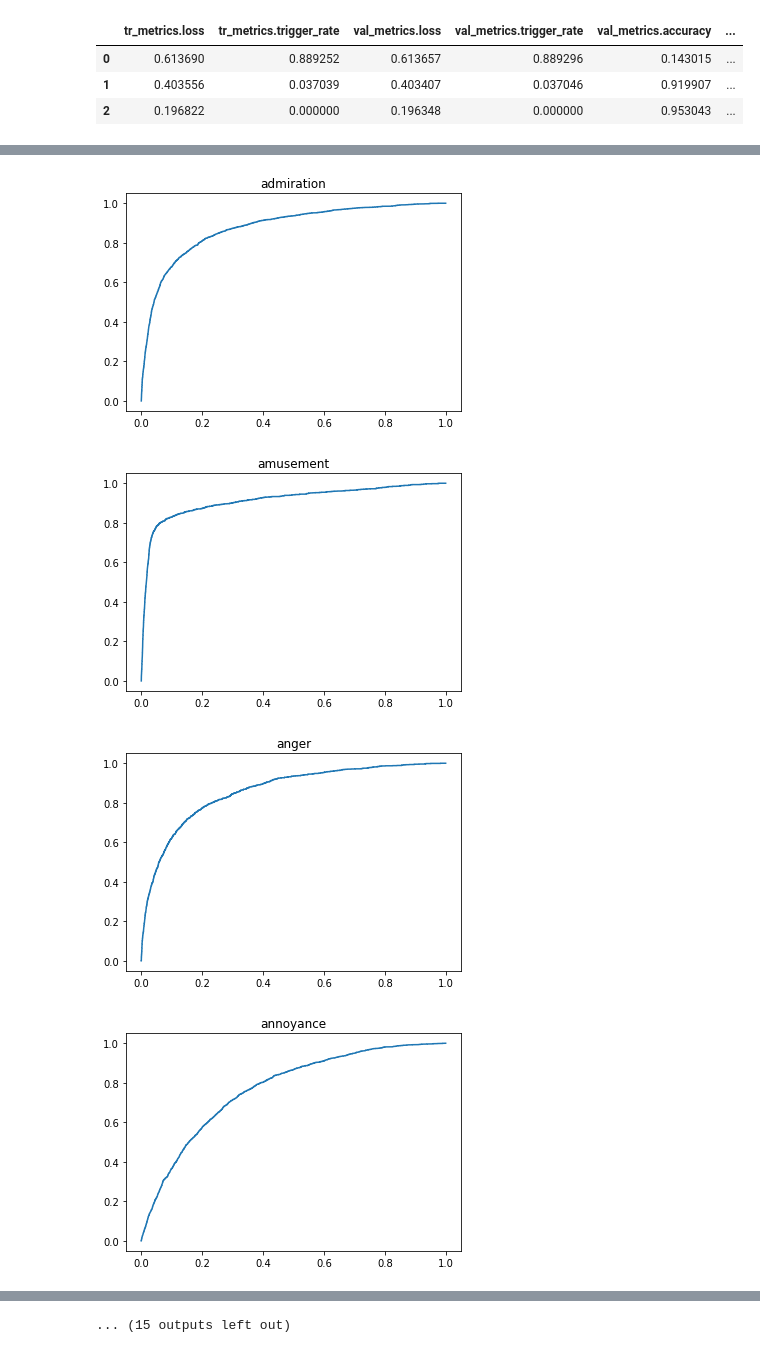
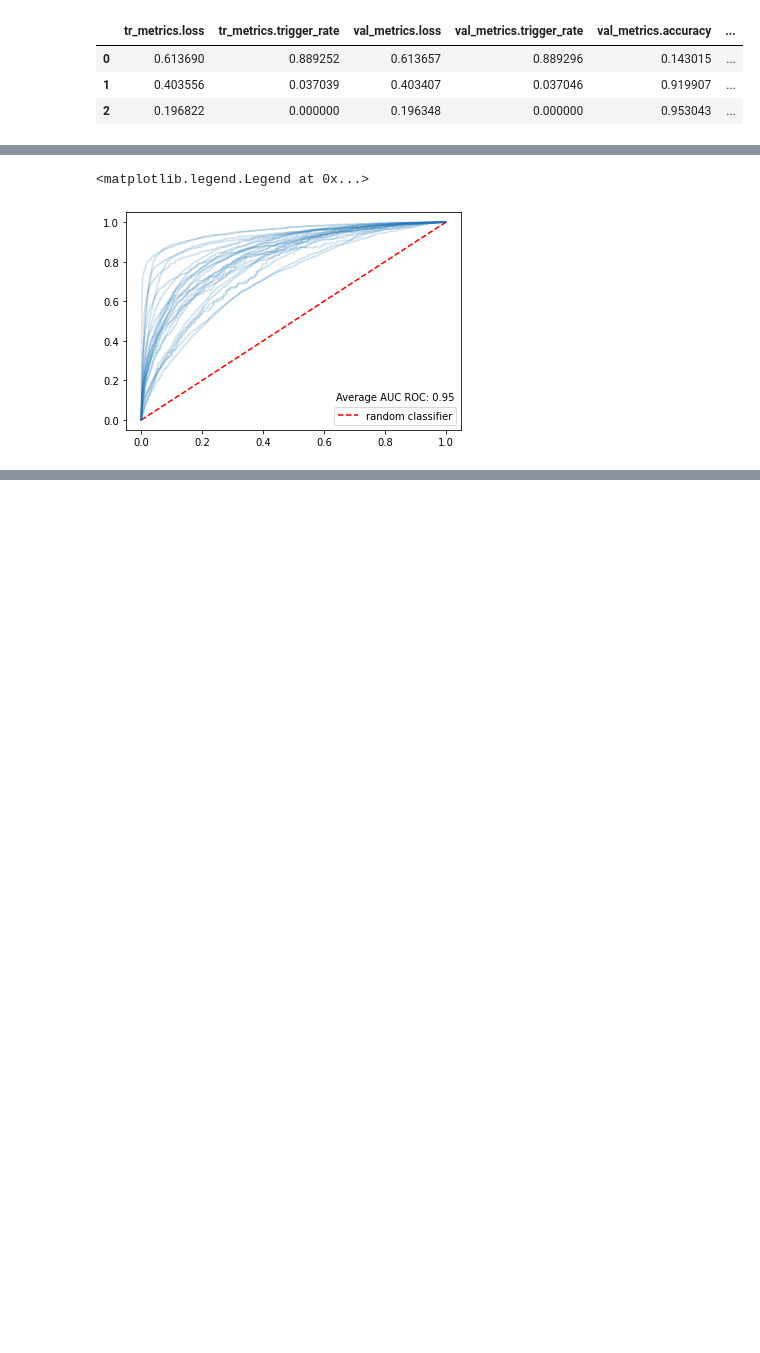
Before and after one commit to jsong336/emotion-bert, a Jupyter notebook: notebooks/main_bert_gru.ipynb, the cells around one changed output, grey strips where cells are left out. Saved outputs shown, nothing was run; the diff lists cells and outputs as text; code cells hidden in the pictures; blank space fills up the shorter version.

```diff
--- a/notebooks/main_bert_gru.ipynb
+++ b/notebooks/main_bert_gru.ipynb
@@ -345 +363,3 @@ plt.legend()
+# %%
+model, meta = load_from_checkpoint(args.output_dir, args.model_name, 69000, model_cls=GoEmotionGRUClassifer)
 # %%
@@ -374,16 +416,20 @@ roc_auc_score(y_true, proba, average='macro')
 # %%
 from sklearn.metrics import roc_curve
 from sklearn.metrics import roc_auc_score
 import matplotlib.pyplot as plt
 
 
 for i, emt in enumerate(args.emotions):
     fpr, tpr, _ = roc_curve(y_true[:, i], proba[:, i])
-    plt.plot(fpr, tpr)
-    plt.title(emt)
-    plt.show()
+    plt.plot(fpr, tpr, c='#1f77b4', alpha=0.2)
+    # plt.title(emt)
+    # plt.show()
+
+x = np.linspace(0, 1, 300)
+y = x
+plt.plot(x, y, 'r--', label='random classifier')
+plt.text(0.64, 0.1, 'Average AUC ROC: 0.95')
+plt.legend()
 # %% [output]
+<matplotlib.legend.Legend at 0x...>
-[figure, old version]
+[figure, new version]
-[figure, removed]
-[figure, removed]
-[figure, removed]
@@ -398,4 +436,3 @@ for i, emt in enumerate(args.emotions):
-... (15 outputs left out)
 # %%
 proba_to_emotion(
     proba_on_examples([
```
Also changed, not shown: parts of 9 cells of this notebook, 2 other files.
